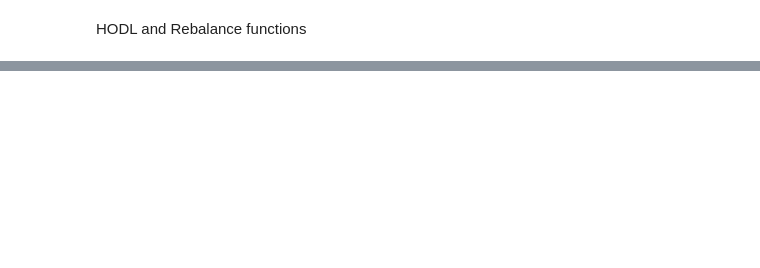
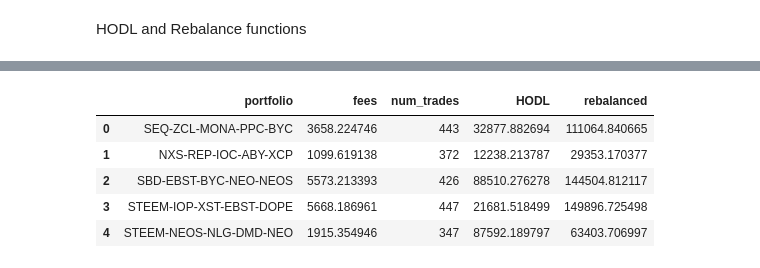
Before and after one commit to pegahcarter/Thinkful-Projects, a Jupyter notebook: Final Capstone/Analysis.ipynb, the cells around one changed output, grey strips where cells are left out. Cells and saved outputs as stored; diff of their text form; code cells hidden in the pictures; blank space fills up the shorter version.

```diff
--- a/Final Capstone/Analysis.ipynb
+++ b/Final Capstone/Analysis.ipynb
@@ -324,0 +282,10 @@ for i in range(len(coin_lists)):
+# %%
+df = pd.read_csv('data/summary.csv')
+df.head()
+# %% [output]
+|  | portfolio | fees | num_trades | HODL | rebalanced |
+| 0 | SEQ-ZCL-MONA-PPC-BYC | 3658.224746 | 443 | 32877.882694 | 111064.840665 |
+| 1 | NXS-REP-IOC-ABY-XCP | 1099.619138 | 372 | 12238.213787 | 29353.170377 |
+| 2 | SBD-EBST-BYC-NEO-NEOS | 5573.213393 | 426 | 88510.276278 | 144504.812117 |
+| 3 | STEEM-IOP-XST-EBST-DOPE | 5668.186961 | 447 | 21681.518499 | 149896.725498 |
+| 4 | STEEM-NEOS-NLG-DMD-NEO | 1915.354946 | 347 | 87592.189797 | 63403.706997 |
```
Also changed, not shown: parts of 14 cells of this notebook, 6 other files.
